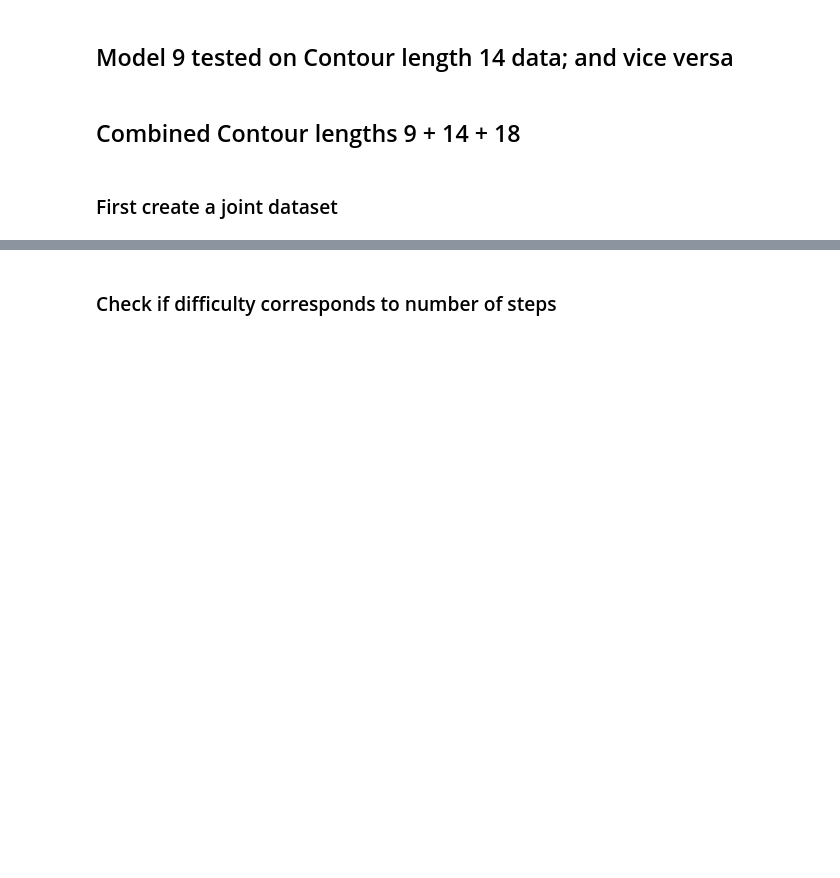
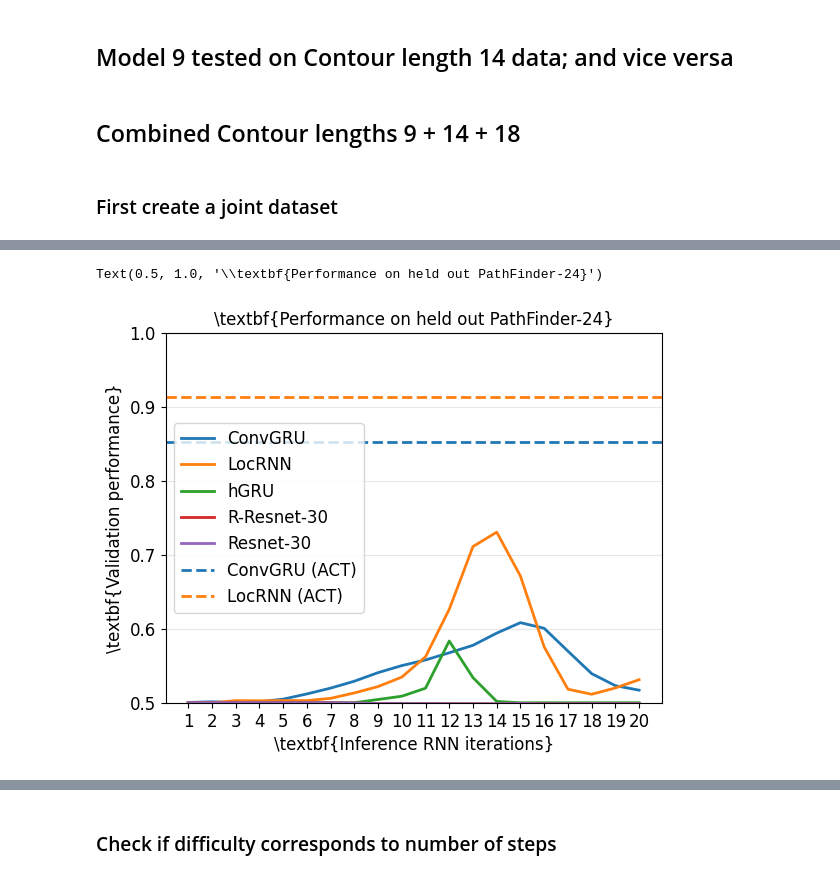
Before and after one commit to vijayvee/pathfinder, a Jupyter notebook: Dynamic Computation RNN.ipynb, the cells around one changed output, grey strips where cells are left out. Cells and saved outputs as stored; diff of their text form; code cells hidden in the pictures; blank space fills up the shorter version.

```diff
--- a/Dynamic Computation RNN.ipynb
+++ b/Dynamic Computation RNN.ipynb
@@ -879,0 +1142,39 @@ Test: [1170/1172]       Time  0.188 ( 0.350)    Loss 1.2365e-01 (6.2460e-02)
+# %%
+with open('paper_results/extrapolation24_locrnn_results.json', 'r') as filein:
+    locrnn = json.load(filein)
+with open('paper_results/extrapolation24_results.json', 'r') as filein:
+    convgru = json.load(filein)
+with open('paper_results/extrapolation24_resnet_results.json', 'r') as filein:
+    resnet = json.load(filein)
+with open('paper_results/extrapolation24_hgru_results.json', 'r') as filein:
+    hgru = json.load(filein)
+
+results = {}
+results.update(locrnn)
+results.update(convgru)
+results.update(resnet)
+results.update(hgru)
+
+
+fig, ax = plt.subplots(1, 1)
+ax.set_xticks(ticks=range(20), labels=range(1,21))
+ax.plot(range(20), results['ConvGRU'], label='ConvGRU', linestyle='-', linewidth=2)
+ax.plot(range(20), results['LocRNN'], label='LocRNN', linestyle='-', linewidth=2)
+ax.plot(range(20), results['hGRU'], label='hGRU', linestyle='-', linewidth=2)
+ax.plot(range(20), results['R-Resnet-30'], label='R-Resnet-30', linestyle='-', linewidth=2)
+ax.plot(range(20), results['R-Resnet-30'], label='Resnet-30', linestyle='-', linewidth=2)
+plt.axhline(y=0.85317, color='C0', label='ConvGRU (ACT)', linestyle='--', linewidth=2)
+ax.axhline(y=0.91372, color='C1', label='LocRNN (ACT)', linestyle='--', linewidth=2)
+
+# plt.vline(12)
+ax.grid('on', axis='y', alpha=0.3)
+# ax.axvspan(12, 21, alpha=0.2, color='gray')
+ax.legend(fontsize=12)
+ax.tick_params(axis='both', labelsize=12)
+ax.set_ylim([0.5, 1.0])
+ax.set_xlabel(r"\textbf{Inference RNN iterations}", fontsize=12)
+ax.set_ylabel(r"\textbf{Validation performance}", fontsize=12)
+ax.set_title(r"\textbf{Performance on held out PathFinder-24}", fontsize=12)
+# %% [output]
+Text(0.5, 1.0, '\\textbf{Performance on held out PathFinder-24}')
+[figure, added]
```
Also changed, not shown: parts of 73 cells of this notebook, 3 other files.
